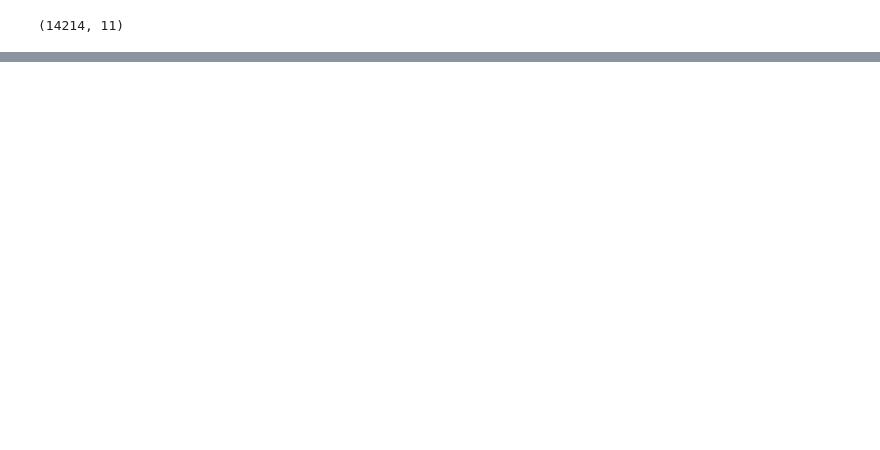
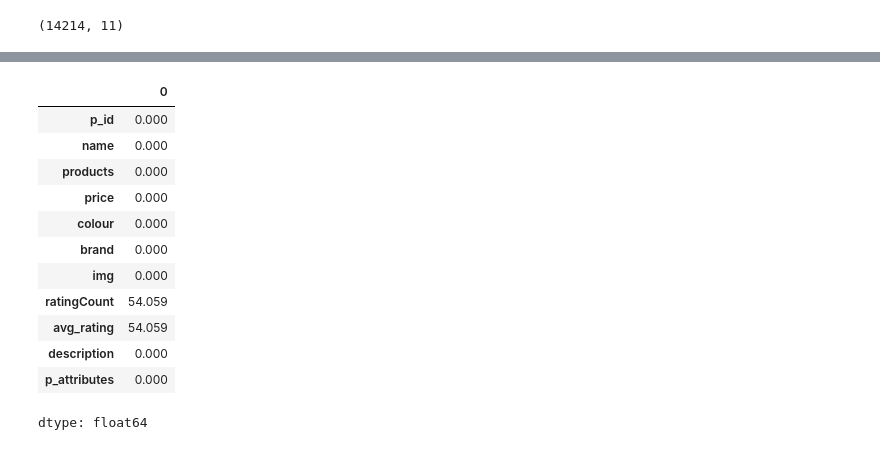
Before and after one commit to pkhlingam09/Fashion-Search-AI, a Jupyter notebook: Fashion_Search.ipynb, the cells around one changed output, grey strips where cells are left out. Cells and saved outputs as stored; diff of their text form; code cells hidden in the pictures; blank space fills up the shorter version.

```diff
--- a/Fashion_Search.ipynb
+++ b/Fashion_Search.ipynb
@@ -43,0 +60,16 @@ df.shape
+# %%
+round(100 * df.isna().sum()/df.shape[0], 3)
+# %% [output]
+|  | 0 |
+| p_id | 0.000 |
+| name | 0.000 |
+| products | 0.000 |
+| price | 0.000 |
+| colour | 0.000 |
+| brand | 0.000 |
+| img | 0.000 |
+| ratingCount | 54.059 |
+| avg_rating | 54.059 |
+| description | 0.000 |
+| p_attributes | 0.000 |
+dtype: float64
```
Also changed, not shown: parts of 9 cells of this notebook.
